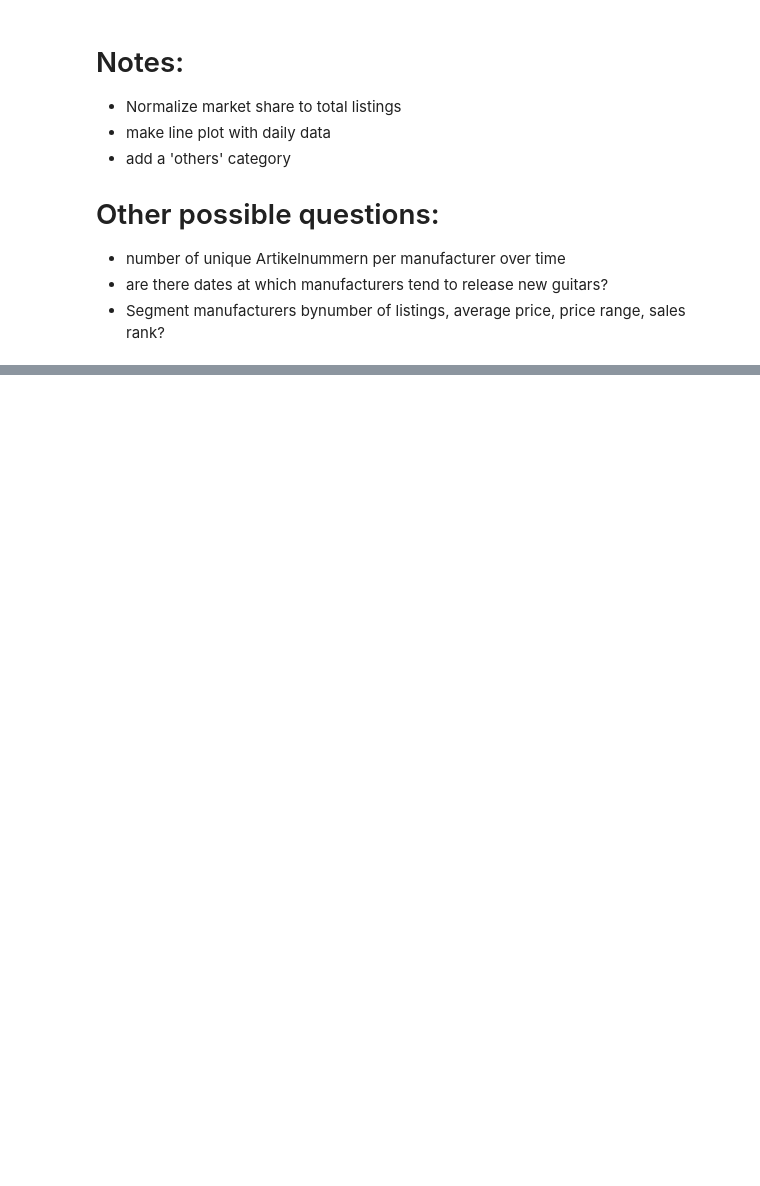
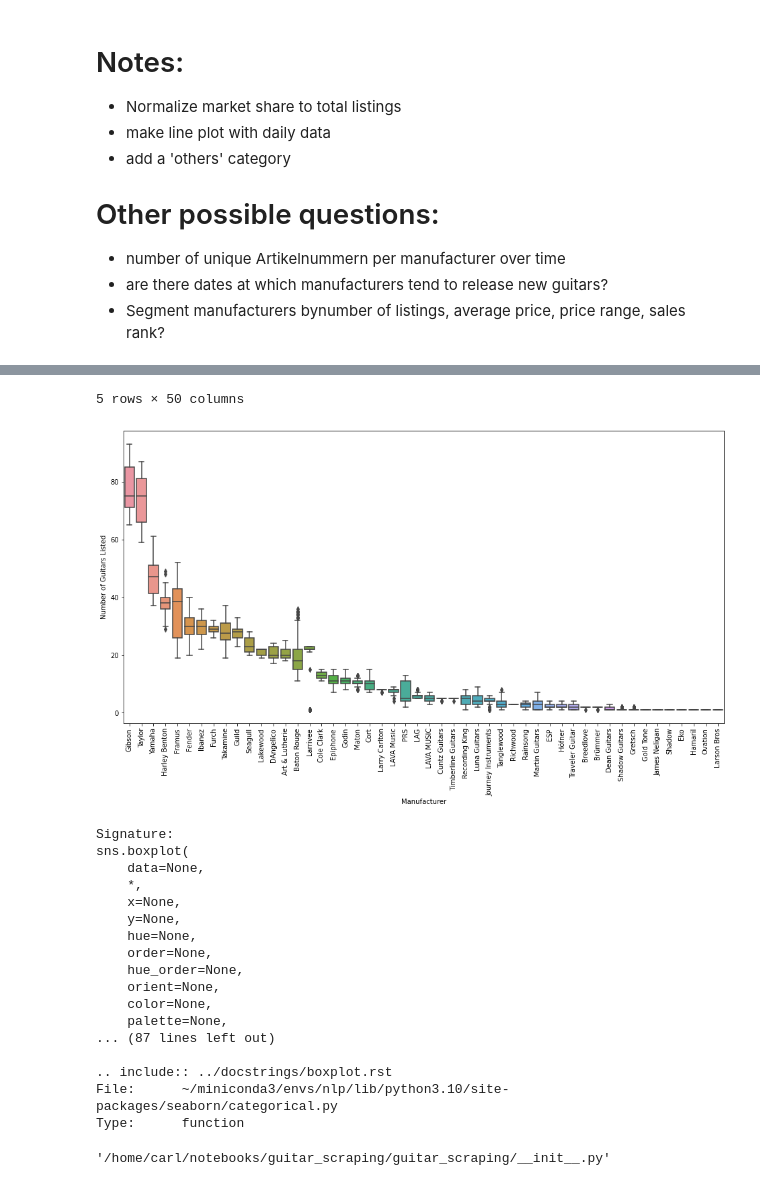
Before and after one commit to DeltiKron/guitar_scraping, a Jupyter notebook: notebooks/analysis_from_db.ipynb, the cells around one changed output, grey strips where cells are left out. Saved outputs shown, nothing was run; the diff lists cells and outputs as text; code cells hidden in the pictures; blank space fills up the shorter version.

```diff
--- a/notebooks/analysis_from_db.ipynb
+++ b/notebooks/analysis_from_db.ipynb
@@ -80,0 +89,21 @@ os.getcwd()
+# %%
+import missingno as msno
+#msno.matrix(manu_count_df.sort_index())
+
+total_day_listings = manu_count_df.expanding().sum().iloc[-1]
+
+import seaborn as sns
+fig = plt.figure(figsize=(16,8))
+
+display( manu_count_df.head())
+
+sorted_df = manu_count_df.reindex(manu_count_df.mean().sort_values(ascending=False).index, axis=1)
+sns.boxplot(sorted_df)
+plt.ylabel('Number of Guitars Listed')
+plt.xlabel('Manufacturer')
+import matplotlib.pyplot as plt
+plt.xticks(rotation=90)
+plt.show()
+
+sns.boxplot?
+# %% [output]
@@ -80,0 +117,25 @@ os.getcwd()
+5 rows × 50 columns
+[figure, added]
+Signature:
+sns.boxplot(
+    data=None,
+    *,
+    x=None,
+    y=None,
+    hue=None,
+    order=None,
+    hue_order=None,
+    orient=None,
+    color=None,
+    palette=None,
+... (87 lines left out)
+
+.. include:: ../docstrings/boxplot.rst
+File:      ~/miniconda3/envs/nlp/lib/python3.10/site-packages/seaborn/categorical.py
+Type:      function
+# %%
+import guitar_scraping
+
+guitar_scraping.__file__
+# %% [output]
+'/home/carl/notebooks/guitar_scraping/guitar_scraping/__init__.py'
```
Also changed, not shown: parts of 5 cells of this notebook, 4 other files.
